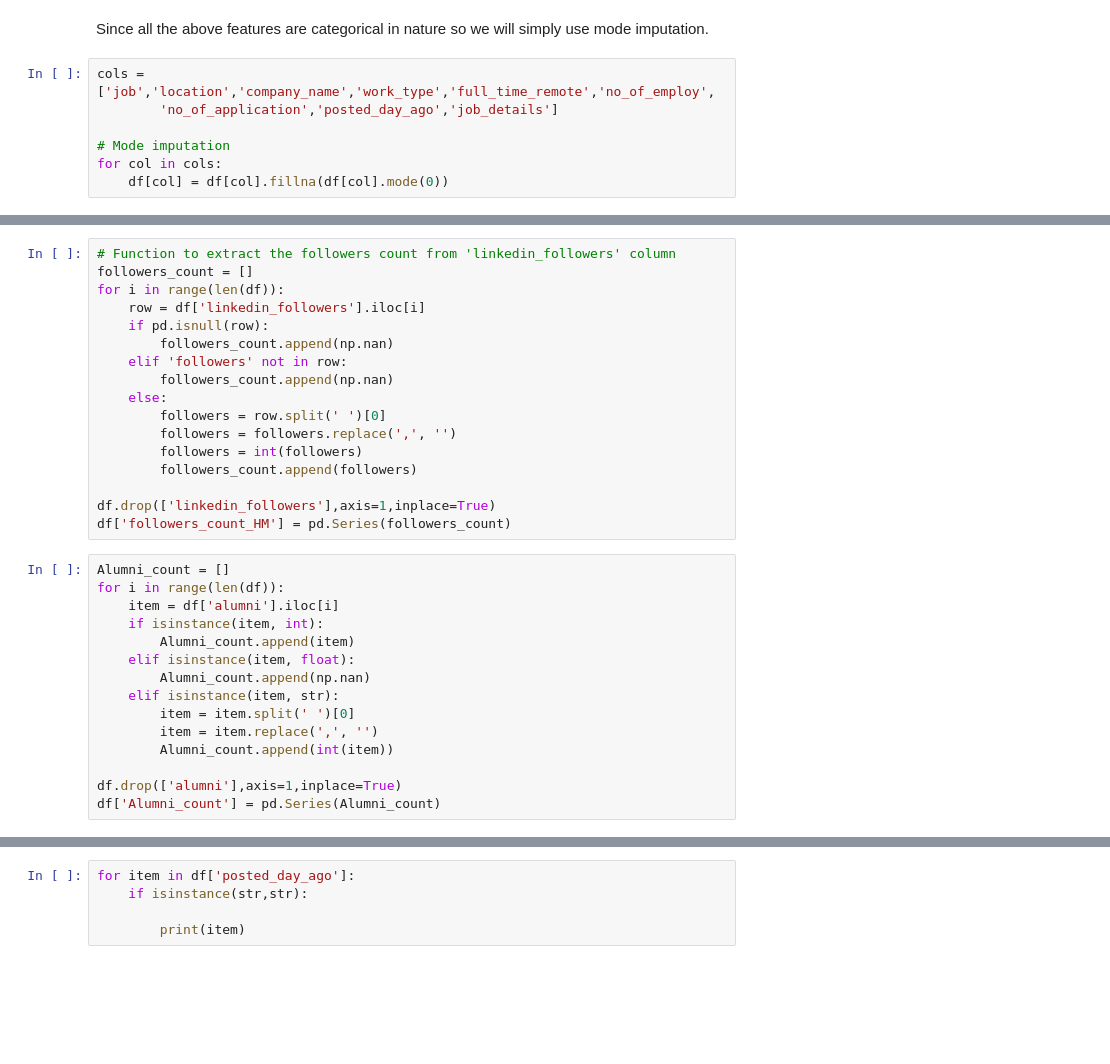
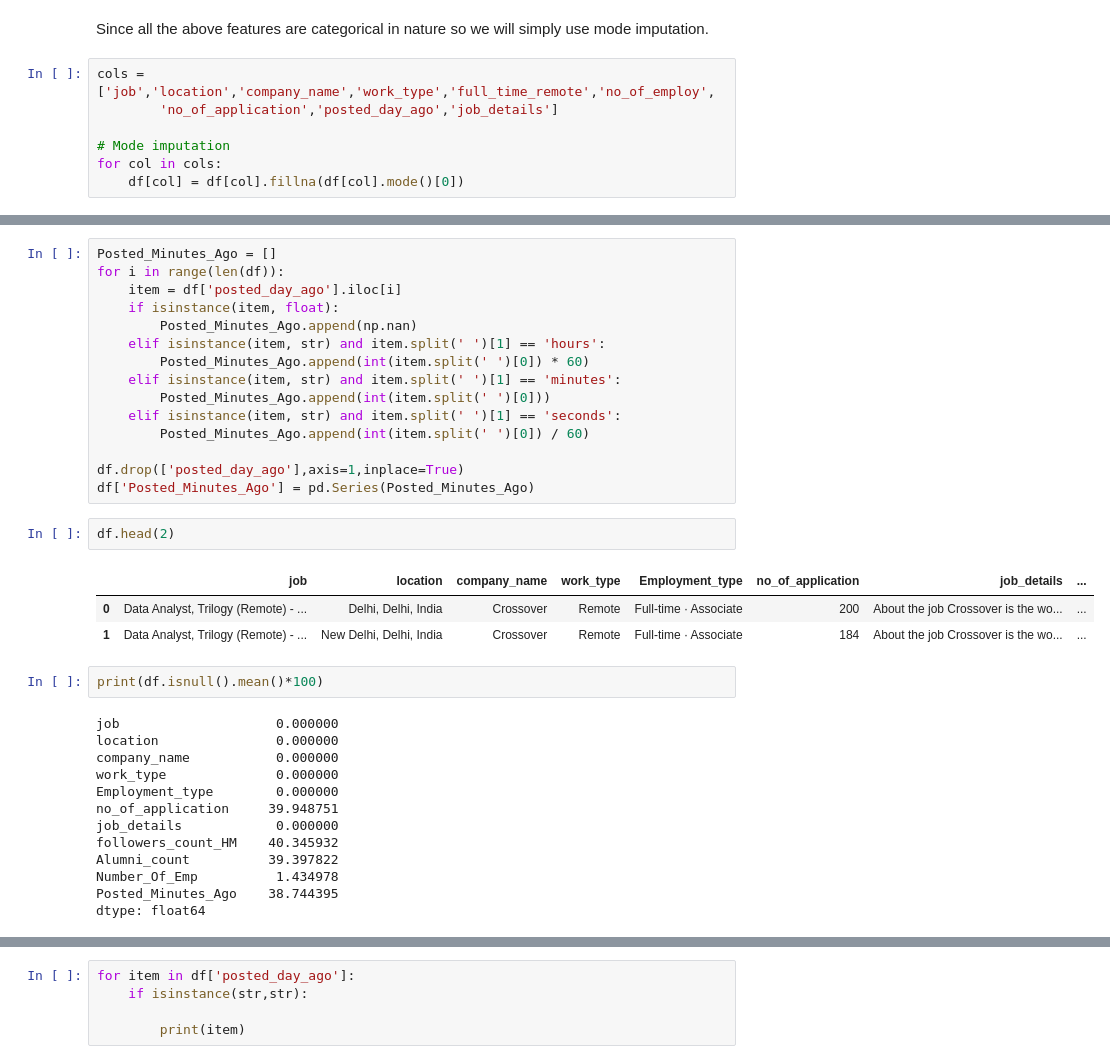
Before and after one commit to yuvraaj2002/Job-Demand-Forecasting, a Jupyter notebook: notebook/Code.ipynb, the cells around one changed output, grey strips where cells are left out. Drawn from its saved outputs; the diff is of its cells as text; blank space fills up the shorter version.

```diff
--- a/notebook/Code.ipynb
+++ b/notebook/Code.ipynb
@@ -128,4 +137,4 @@ cols = ['job','location','company_name','work_type','full_time_remote','no_of_em
 
 # Mode imputation
 for col in cols:
-    df[col] = df[col].fillna(df[col].mode(0))
+    df[col] = df[col].fillna(df[col].mode()[0])
@@ -158,32 +198,36 @@ df.head(1)
+# %%
+Posted_Minutes_Ago = []
+for i in range(len(df)):
+    item = df['posted_day_ago'].iloc[i]
+    if isinstance(item, float):
+        Posted_Minutes_Ago.append(np.nan)
+    elif isinstance(item, str) and item.split(' ')[1] == 'hours':
+        Posted_Minutes_Ago.append(int(item.split(' ')[0]) * 60)
+    elif isinstance(item, str) and item.split(' ')[1] == 'minutes':
+        Posted_Minutes_Ago.append(int(item.split(' ')[0]))
+    elif isinstance(item, str) and item.split(' ')[1] == 'seconds':
+        Posted_Minutes_Ago.append(int(item.split(' ')[0]) / 60)
+
+df.drop(['posted_day_ago'],axis=1,inplace=True)
+df['Posted_Minutes_Ago'] = pd.Series(Posted_Minutes_Ago)
+# %%
+df.head(2)
+# %% [output]
+|  | job | location | company_name | work_type | Employment_type | no_of_application | job_details | ... |
+| 0 | Data Analyst, Trilogy (Remote) - ... | Delhi, Delhi, India | Crossover | Remote | Full-time · Associate | 200 | About the job Crossover is the wo... | ... |
+| 1 | Data Analyst, Trilogy (Remote) - ... | New Delhi, Delhi, India | Crossover | Remote | Full-time · Associate | 184 | About the job Crossover is the wo... | ... |
 # %%
-# Function to extract the followers count from 'linkedin_followers' column
-followers_count = []
-for i in range(len(df)):
-    row = df['linkedin_followers'].iloc[i]
-    if pd.isnull(row):
-        followers_count.append(np.nan)
-    elif 'followers' not in row:
-        followers_count.append(np.nan)
-    else:
-        followers = row.split(' ')[0]
-        followers = followers.replace(',', '')
-        followers = int(followers)
-        followers_count.append(followers)
-
-df.drop(['linkedin_followers'],axis=1,inplace=True)
-df['followers_count_HM'] = pd.Series(followers_count)
+print(df.isnull().mean()*100)
+# %% [output]
+job                    0.000000
+location               0.000000
+company_name           0.000000
+work_type              0.000000
+Employment_type        0.000000
+no_of_application     39.948751
+job_details            0.000000
+followers_count_HM    40.345932
+Alumni_count          39.397822
+Number_Of_Emp          1.434978
+Posted_Minutes_Ago    38.744395
+dtype: float64
-# %%
-Alumni_count = []
-for i in range(len(df)):
-    item = df['alumni'].iloc[i]
-    if isinstance(item, int):
-        Alumni_count.append(item)
-    elif isinstance(item, float):
-        Alumni_count.append(np.nan)
-    elif isinstance(item, str):
-        item = item.split(' ')[0]
-        item = item.replace(',', '')
-        Alumni_count.append(int(item))
-
-df.drop(['alumni'],axis=1,inplace=True)
-df['Alumni_count'] = pd.Series(Alumni_count)
```
Also changed, not shown: parts of 14 cells of this notebook.
